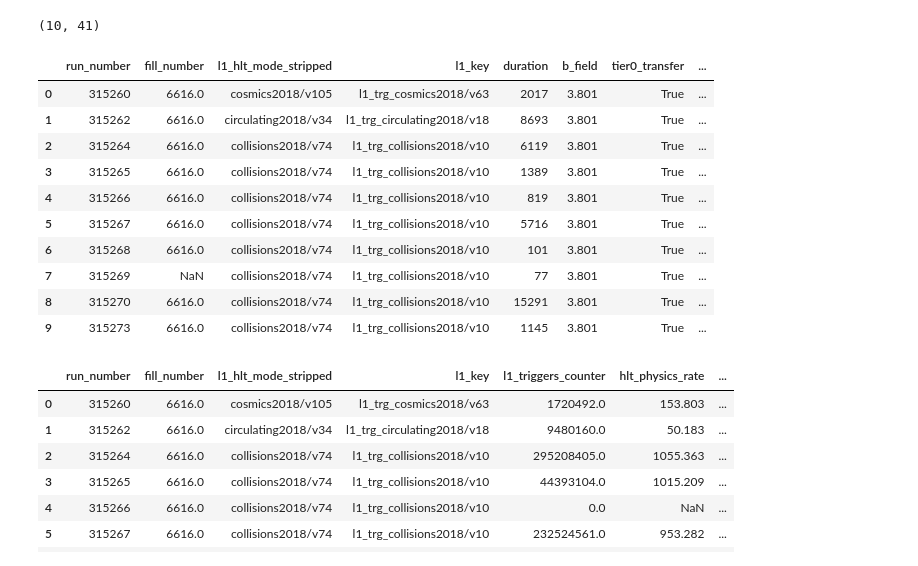
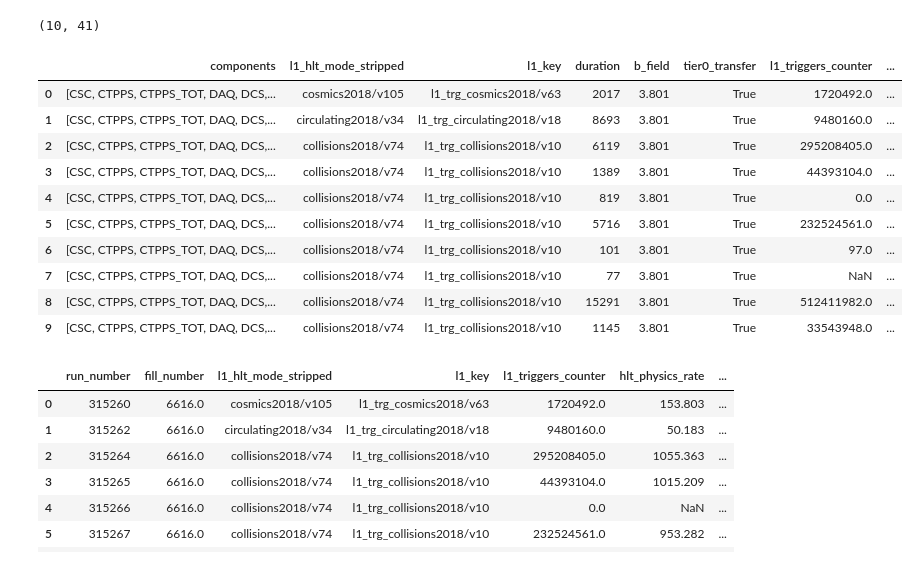
Before and after one commit to GuillermoFidalgo/OMS-results-and-tools, a Jupyter notebook: Toy OMS.ipynb, the cells around one changed output. Cells and saved outputs as stored; diff of their text form; code cells hidden in the pictures.

Commit message:
start with organizing df's

```diff
--- a/Toy OMS.ipynb
+++ b/Toy OMS.ipynb
@@ -163,30 +249,19 @@ Index(['components', 'l1_hlt_mode_stripped', 'l1_key', 'duration', 'b_field',
       dtype='object')
 (10, 41)
 # %%
-df[['run_number','fill_number',
-    'l1_hlt_mode_stripped', 'l1_key', 'duration', 'b_field',
-       'tier0_transfer', 'l1_triggers_counter', 'hlt_physics_throughput',
-       'init_lumi',  'end_lumi','last_lumisection_number',
-    'last_update', 'beamactive_total_deadtime',
-       'delivered_lumi', 'recorded_lumi', 'cmssw_version', 'energy',
-       'hlt_physics_rate', 'hlt_key', 'clock_type',
-        'l1_rate', 'l1_menu','l1_hlt_mode', 'start_time','end_time',
-    'trigger_mode', 'l1_key_stripped', 'fill_type_party2',
-       'fill_type_party1', 'initial_prescale_index', 'sequence',
-       'hlt_physics_size', 'fill_type_runtime',
-       'stable_beam', 'hlt_physics_counter']]
+df
 # %% [output]
-|  | run_number | fill_number | l1_hlt_mode_stripped | l1_key | duration | b_field | tier0_transfer | ... |
-| 0 | 315260 | 6616.0 | cosmics2018/v105 | l1_trg_cosmics2018/v63 | 2017 | 3.801 | True | ... |
-| 1 | 315262 | 6616.0 | circulating2018/v34 | l1_trg_circulating2018/v18 | 8693 | 3.801 | True | ... |
-| 2 | 315264 | 6616.0 | collisions2018/v74 | l1_trg_collisions2018/v10 | 6119 | 3.801 | True | ... |
-| 3 | 315265 | 6616.0 | collisions2018/v74 | l1_trg_collisions2018/v10 | 1389 | 3.801 | True | ... |
-| 4 | 315266 | 6616.0 | collisions2018/v74 | l1_trg_collisions2018/v10 | 819 | 3.801 | True | ... |
-| 5 | 315267 | 6616.0 | collisions2018/v74 | l1_trg_collisions2018/v10 | 5716 | 3.801 | True | ... |
-| 6 | 315268 | 6616.0 | collisions2018/v74 | l1_trg_collisions2018/v10 | 101 | 3.801 | True | ... |
-| 7 | 315269 | NaN | collisions2018/v74 | l1_trg_collisions2018/v10 | 77 | 3.801 | True | ... |
-| 8 | 315270 | 6616.0 | collisions2018/v74 | l1_trg_collisions2018/v10 | 15291 | 3.801 | True | ... |
-| 9 | 315273 | 6616.0 | collisions2018/v74 | l1_trg_collisions2018/v10 | 1145 | 3.801 | True | ... |
+|  | components | l1_hlt_mode_stripped | l1_key | duration | b_field | tier0_transfer | l1_triggers_counter | ... |
+| 0 | [CSC, CTPPS, CTPPS_TOT, DAQ, DCS,... | cosmics2018/v105 | l1_trg_cosmics2018/v63 | 2017 | 3.801 | True | 1720492.0 | ... |
+| 1 | [CSC, CTPPS, CTPPS_TOT, DAQ, DCS,... | circulating2018/v34 | l1_trg_circulating2018/v18 | 8693 | 3.801 | True | 9480160.0 | ... |
+| 2 | [CSC, CTPPS, CTPPS_TOT, DAQ, DCS,... | collisions2018/v74 | l1_trg_collisions2018/v10 | 6119 | 3.801 | True | 295208405.0 | ... |
+| 3 | [CSC, CTPPS, CTPPS_TOT, DAQ, DCS,... | collisions2018/v74 | l1_trg_collisions2018/v10 | 1389 | 3.801 | True | 44393104.0 | ... |
+| 4 | [CSC, CTPPS, CTPPS_TOT, DAQ, DCS,... | collisions2018/v74 | l1_trg_collisions2018/v10 | 819 | 3.801 | True | 0.0 | ... |
+| 5 | [CSC, CTPPS, CTPPS_TOT, DAQ, DCS,... | collisions2018/v74 | l1_trg_collisions2018/v10 | 5716 | 3.801 | True | 232524561.0 | ... |
+| 6 | [CSC, CTPPS, CTPPS_TOT, DAQ, DCS,... | collisions2018/v74 | l1_trg_collisions2018/v10 | 101 | 3.801 | True | 97.0 | ... |
+| 7 | [CSC, CTPPS, CTPPS_TOT, DAQ, DCS,... | collisions2018/v74 | l1_trg_collisions2018/v10 | 77 | 3.801 | True | NaN | ... |
+| 8 | [CSC, CTPPS, CTPPS_TOT, DAQ, DCS,... | collisions2018/v74 | l1_trg_collisions2018/v10 | 15291 | 3.801 | True | 512411982.0 | ... |
+| 9 | [CSC, CTPPS, CTPPS_TOT, DAQ, DCS,... | collisions2018/v74 | l1_trg_collisions2018/v10 | 1145 | 3.801 | True | 33543948.0 | ... |
 # %%
 slimdf=df[['run_number','fill_number',
     'l1_hlt_mode_stripped', 'l1_key',  'l1_triggers_counter',
```
Also changed, not shown: parts of 12 cells of this notebook.
